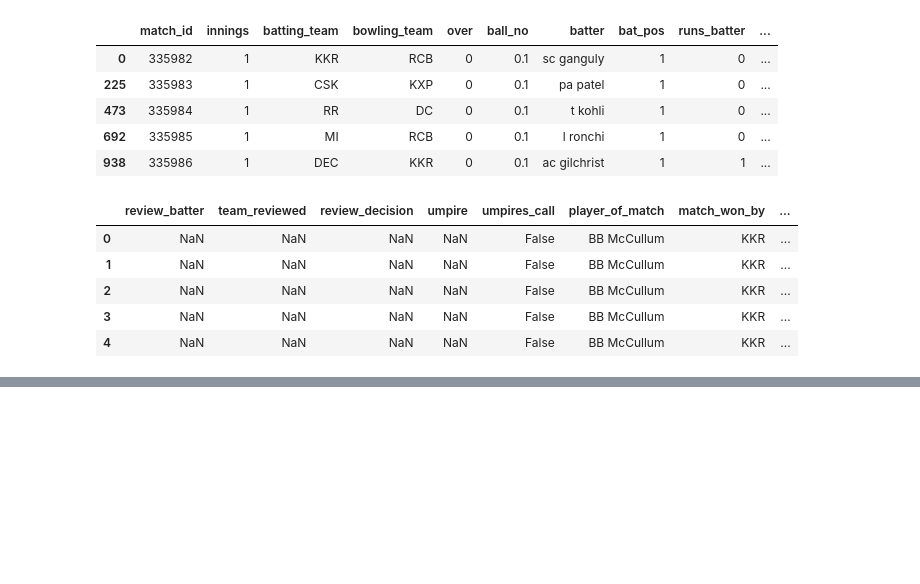
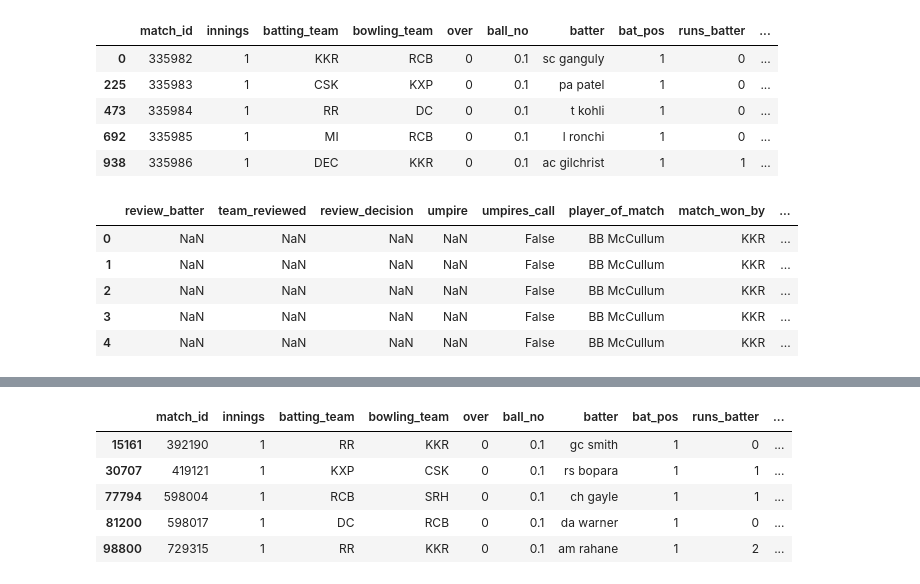
Before and after one commit to karansingh-chauhan/IPL-DATA-ANALYSIS, a Jupyter notebook: main.ipynb, the cells around one changed output, grey strips where cells are left out. Drawn from its saved outputs; the diff is of its cells as text; code cells hidden in the pictures; blank space fills up the shorter version.

Commit message:
removing unknown values

```diff
--- a/main.ipynb
+++ b/main.ipynb
@@ -160,7 +160,7 @@ batting_dic={
 # train_df.apply(lambda x : x .replace(batting_dic))
 # this process can be slow so insted of using lamda we are going to use the replace function of pandas which is faster or the map function
 # Create a list of columns that contain team names
-team_cols = ['batting_team', 'bowling_team' ,'match_won_by','toss_winner']
+team_cols = ['batting_team', 'bowling_team' ,'match_won_by','toss_winner','superover_winner']
 
 # Option A: Using replace (Great for whole DataFrames or specific columns)
 # Strip spaces and replace names for both columns efficiently
@@ -1051,0 +1131,9 @@ train_df.iloc[:,23:].head()
+# %%
+clean_df[clean_df['match_won_by']=='Unknown'].head()
+# %% [output]
+|  | match_id | innings | batting_team | bowling_team | over | ball_no | batter | bat_pos | runs_batter | ... |
+| 15161 | 392190 | 1 | RR | KKR | 0 | 0.1 | gc smith | 1 | 0 | ... |
+| 30707 | 419121 | 1 | KXP | CSK | 0 | 0.1 | rs bopara | 1 | 1 | ... |
+| 77794 | 598004 | 1 | RCB | SRH | 0 | 0.1 | ch gayle | 1 | 1 | ... |
+| 81200 | 598017 | 1 | DC | RCB | 0 | 0.1 | da warner | 1 | 0 | ... |
+| 98800 | 729315 | 1 | RR | KKR | 0 | 0.1 | am rahane | 1 | 2 | ... |
```
Also changed, not shown: parts of 11 cells of this notebook.
